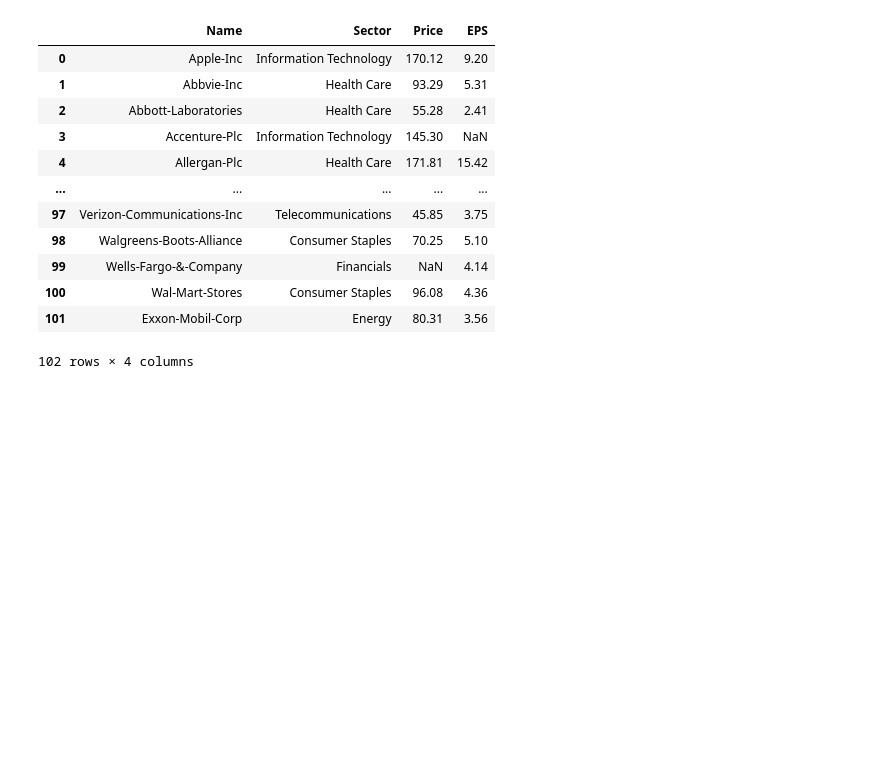
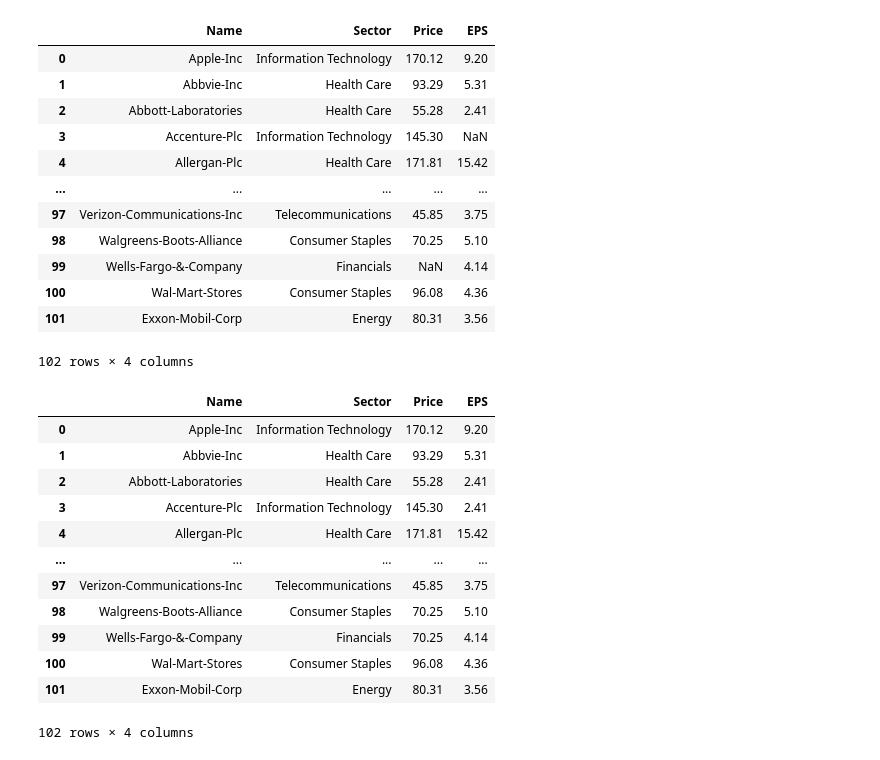
Before and after one commit to sunilsala88/batch-37, a Jupyter notebook: 11_pandas/pandas_str.ipynb, the cells around one changed output. Cells and saved outputs as stored; diff of their text form; code cells hidden in the pictures; blank space fills up the shorter version.

```diff
--- a/11_pandas/pandas_str.ipynb
+++ b/11_pandas/pandas_str.ipynb
@@ -40,3 +40,20 @@ df
 | 100 | Wal-Mart-Stores | Consumer Staples | 96.08 | 4.36 |
 | 101 | Exxon-Mobil-Corp | Energy | 80.31 | 3.56 |
 102 rows × 4 columns
+# %%
+df=df.ffill()
+df
+# %% [output]
+|  | Name | Sector | Price | EPS |
+| 0 | Apple-Inc | Information Technology | 170.12 | 9.20 |
+| 1 | Abbvie-Inc | Health Care | 93.29 | 5.31 |
+| 2 | Abbott-Laboratories | Health Care | 55.28 | 2.41 |
+| 3 | Accenture-Plc | Information Technology | 145.30 | 2.41 |
+| 4 | Allergan-Plc | Health Care | 171.81 | 15.42 |
+| ... | ... | ... | ... | ... |
+| 97 | Verizon-Communications-Inc | Telecommunications | 45.85 | 3.75 |
+| 98 | Walgreens-Boots-Alliance | Consumer Staples | 70.25 | 5.10 |
+| 99 | Wells-Fargo-&-Company | Financials | 70.25 | 4.14 |
+| 100 | Wal-Mart-Stores | Consumer Staples | 96.08 | 4.36 |
+| 101 | Exxon-Mobil-Corp | Energy | 80.31 | 3.56 |
+102 rows × 4 columns
```
Also changed, not shown: parts of 6 cells of this notebook, 1 other file.
